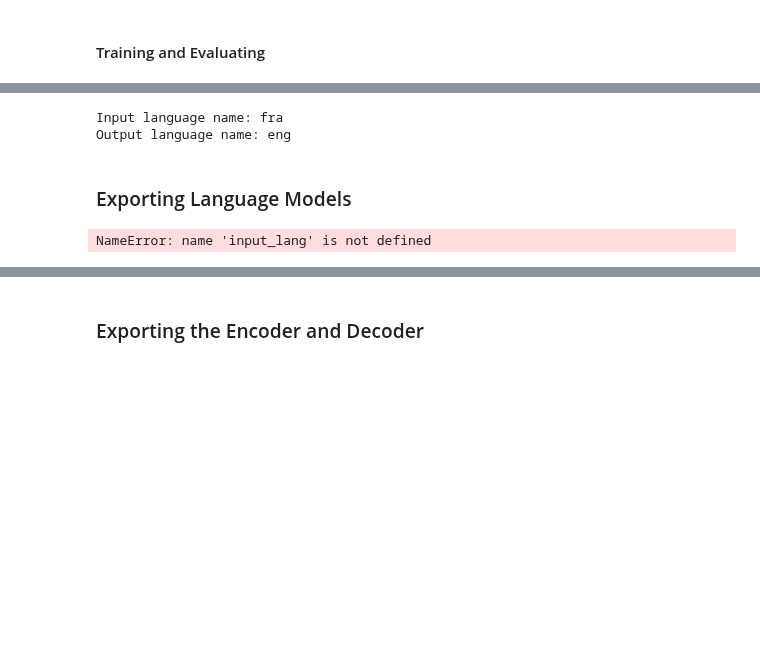
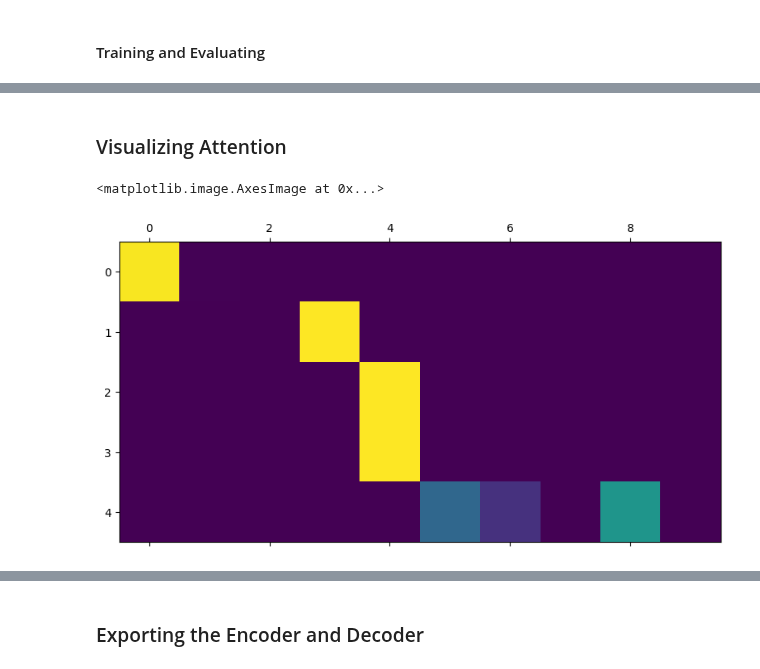
Before and after one commit to el1247/PytorchTesting, a Jupyter notebook: Tutorials/PytorchTestText5-NLPTranslation.ipynb, the cells around one changed output, grey strips where cells are left out. Cells and saved outputs as stored; diff of their text form; code cells hidden in the pictures; blank space fills up the shorter version.

```diff
--- a/Tutorials/PytorchTestText5-NLPTranslation.ipynb
+++ b/Tutorials/PytorchTestText5-NLPTranslation.ipynb
@@ -506,21 +528,9 @@ evaluateRandomly(encoder1, attn_decoder1)
-# %%
-#Display Languages
-print(f"Input language name: {input_lang.name}")
-print(f"Output language name: {output_lang.name}")
-# %% [output]
-Input language name: fra
-Output language name: eng
-# %% [markdown]
-### Exporting Language Models
-# %%
-with open(f'{input_lang.name}_index2word.txt', 'w') as f:
-    f.write(str(input_lang.index2word))
-    f.close()
-
-with open(f'{output_lang.name}_index2word.txt', 'w') as f:
-    f.write(str(output_lang.index2word))
-    f.close()
-
-print(f"Input language ({input_lang.name}) and output language ({output_lang.name}) models exported as {input_lang.name}_index2word.txt and {output_lang.name}_index2word.txt")
-# %% [output]
-NameError: name 'input_lang' is not defined
+# %% [markdown]
+### Visualizing Attention
+# %%
+output_words, attentions = evaluate(
+    encoder1, attn_decoder1, 'je suis trop froid .')
+plt.matshow(attentions.numpy())
+# %% [output]
+<matplotlib.image.AxesImage at 0x...>
+[figure, added]
```
Also changed, not shown: parts of 10 cells of this notebook.
